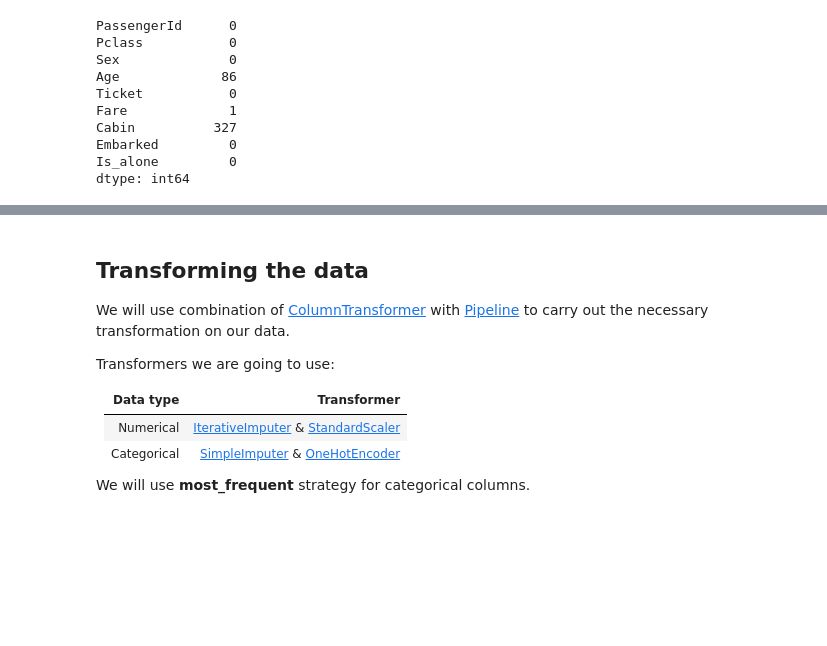
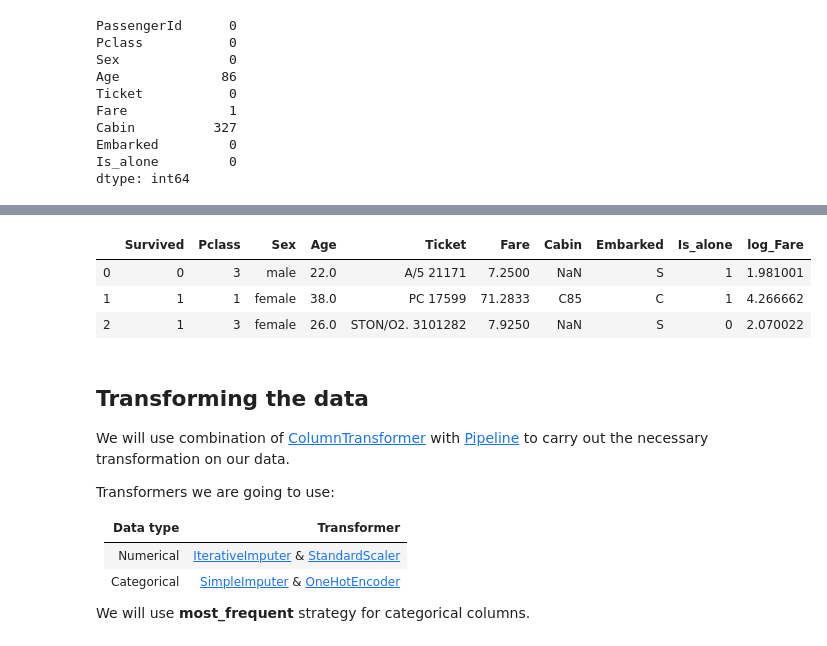
Before and after one commit to aryamonani/Titanic-prediction, a Jupyter notebook: Titanic prediction.ipynb, the cells around one changed output, grey strips where cells are left out. Drawn from its saved outputs; the diff is of its cells as text; code cells hidden in the pictures; blank space fills up the shorter version.

```diff
--- a/Titanic prediction.ipynb
+++ b/Titanic prediction.ipynb
@@ -205,4 +216,11 @@ Embarked     object
 Is_alone      int64
 log_Fare    float64
 dtype: object
+# %%
+train.head(3)
+# %% [output]
+|  | Survived | Pclass | Sex | Age | Ticket | Fare | Cabin | Embarked | Is_alone | log_Fare |
+| 0 | 0 | 3 | male | 22.0 | A/5 21171 | 7.2500 | NaN | S | 1 | 1.981001 |
+| 1 | 1 | 1 | female | 38.0 | PC 17599 | 71.2833 | C85 | C | 1 | 4.266662 |
+| 2 | 1 | 3 | female | 26.0 | STON/O2. 3101282 | 7.9250 | NaN | S | 0 | 2.070022 |
 # %%
```
Also changed, not shown: parts of 16 cells of this notebook.
